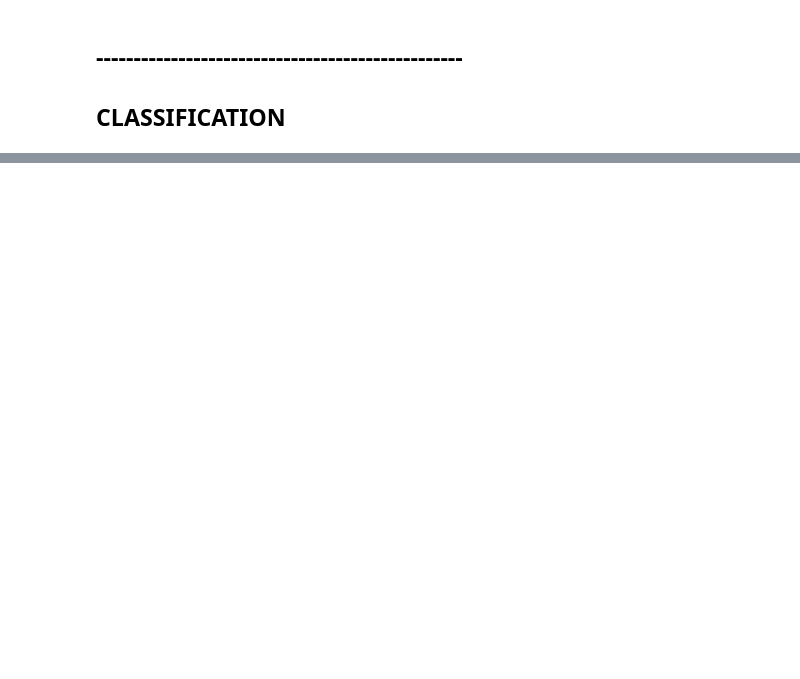
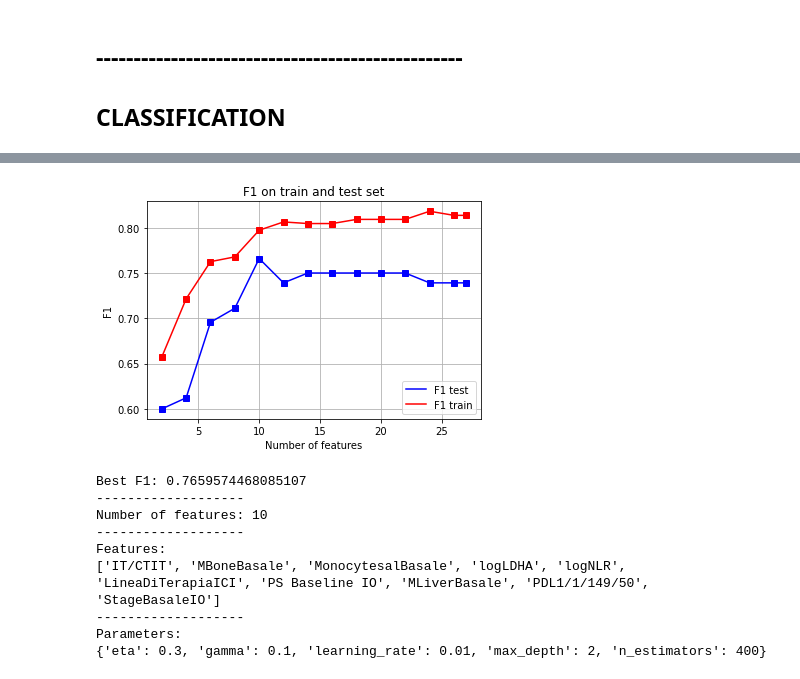
Before and after one commit to matteo9903/master_thesis, a Jupyter notebook: classification(diff numb of features)_MRMR_.ipynb, the cells around one changed output, grey strips where cells are left out. Cells and saved outputs as stored; diff of their text form; code cells hidden in the pictures; blank space fills up the shorter version.

```diff
--- a/classification(diff numb of features)_MRMR_.ipynb
+++ b/classification(diff numb of features)_MRMR_.ipynb
@@ -22,7 +22,7 @@ from mlxtend.feature_selection import ExhaustiveFeatureSelector as EFS # feature
 # %% [markdown]
 ## DATA PREPARATION
 # %%
-df = pd.read_csv('database/RW_DATA_CUT-OFF_17.06.2021.csv')
+df = pd.read_csv('RW_DATA_CUT-OFF_17.06.2021.csv')
 data = df[['IT/CTIT', 'SurgeryY/N','AgeAtIO','Gender', 'SquamousNonSquamous', 'stadioAllaDiagnosi', 'fumoAllaDiagnosi','packYears', 'PDL1/1/149/50', 'LineaDiTerapiaICI', 'StageBasaleIO',  'BMIIoBasal', 'PS Baseline IO', 'TumorStage_IO', 'NodeStage_IO', 'MetastasisStage_IO', 'MLiverBasale', 'RTPreIT', 'LeukocytesIOBasal', 'NeutrophylsiAlBasale', 'MonocytesalBasale','LymphocytesAlBasale','NLR','LDHAlBasale', 'MBoneBasale','MPleuraBasale', 'MLinfonodiBasale', 'MSurreneBasale', 'MBrainBasale','DCR ']]
 # vanno poi aggiunti altri outcomes (qua ho solo DCR)
 data
@@ -449,4 +568,6 @@ for i in range(0,len(model)):
 
     X_sel_list.append(X_sel)
 # %%
-#AIC_global
+selected_features=[]
+selected_features.append(X_sel_list.columns)
+selected_features=list(np.concatenate(selected_features).flat)
@@ -516,14 +612,20 @@ for i in selected_features:
 # %%
-plt.plot(vect_feat, F1_test,'b-',label='F1')
-plt.plot(vect_feat, F1_test, 'bs')
-plt.xlabel('Number of features')
-plt.ylabel('F1')
-plt.title('F1 on test set')
-plt.legend(loc='center right')
-plt.grid(True)
-plt.show()
+def plotF1_n_features(vect_feat, F1_test, F1_train, best_models):
+    plt.plot(vect_feat, F1_test,'b-',label='F1 test')
+    plt.plot(vect_feat, F1_test, 'bs')
+    plt.plot(vect_feat, F1_train,'r-',label='F1 train')
+    plt.plot(vect_feat, F1_train, 'rs')
+    plt.xlabel('Number of features')
+    plt.ylabel('F1')
+    plt.title('F1 on train and test set')
+    plt.legend(loc='lower right')
+    plt.grid(True)
+    plt.show()
 
-print("Best F1: {f1} ".format(f1=max(F1_test)))
-max_ind=np.where(F1_test==max(F1_test))[0]
-print("-------------------\nNumber of features: {n}".format(n=vect_feat[h[0]]))
-print("-------------------\nFeatures: \n{n}".format(n=selected_features[h[0]]))
+    print("Best F1: {f1} ".format(f1=max(F1_test)))
+    max_ind=np.where(F1_test==max(F1_test))[0]
+    print("-------------------\nNumber of features: {n}".format(n=vect_feat[max_ind[0]]))
+    print("-------------------\nFeatures: \n{n}".format(n=selected_features[max_ind[0]]))
+    print("-------------------\nParameters: \n{n}".format(n=best_models[max_ind[0]]))
+
+    return max_ind
@@ -620,0 +693,5 @@ AUC: 0.78
+# %%
+classifierXGB=XGBClassifier()
+parametersXGB={'n_estimators': [400,500], 'max_depth':[2,4],'learning_rate':[0.01,0.1],'gamma':[0.5,0.1],'eta':[0.3]}
+
+F1_trainXGB, F1_testXGB, acc_trainXGB, acc_testXGB, AUC_XGB, best_XGB, best_parXGB=fit_n_features(classifierXGB,parametersXGB)
@@ -620,0 +713,13 @@ AUC: 0.78
+# %%
+max_indXGB=plotF1_n_features(vect_feat, F1_testXGB, F1_trainXGB, best_parXGB)
+# %% [output]
+[figure, added]
+Best F1: 0.7659574468085107
+-------------------
+Number of features: 10
+-------------------
+Features:
+['IT/CTIT', 'MBoneBasale', 'MonocytesalBasale', 'logLDHA', 'logNLR', 'LineaDiTerapiaICI', 'PS Baseline IO', 'MLiverBasale', 'PDL1/1/149/50', 'StageBasaleIO']
+-------------------
+Parameters:
+{'eta': 0.3, 'gamma': 0.1, 'learning_rate': 0.01, 'max_depth': 2, 'n_estimators': 400}
```
Also changed, not shown: parts of 55 cells of this notebook.
